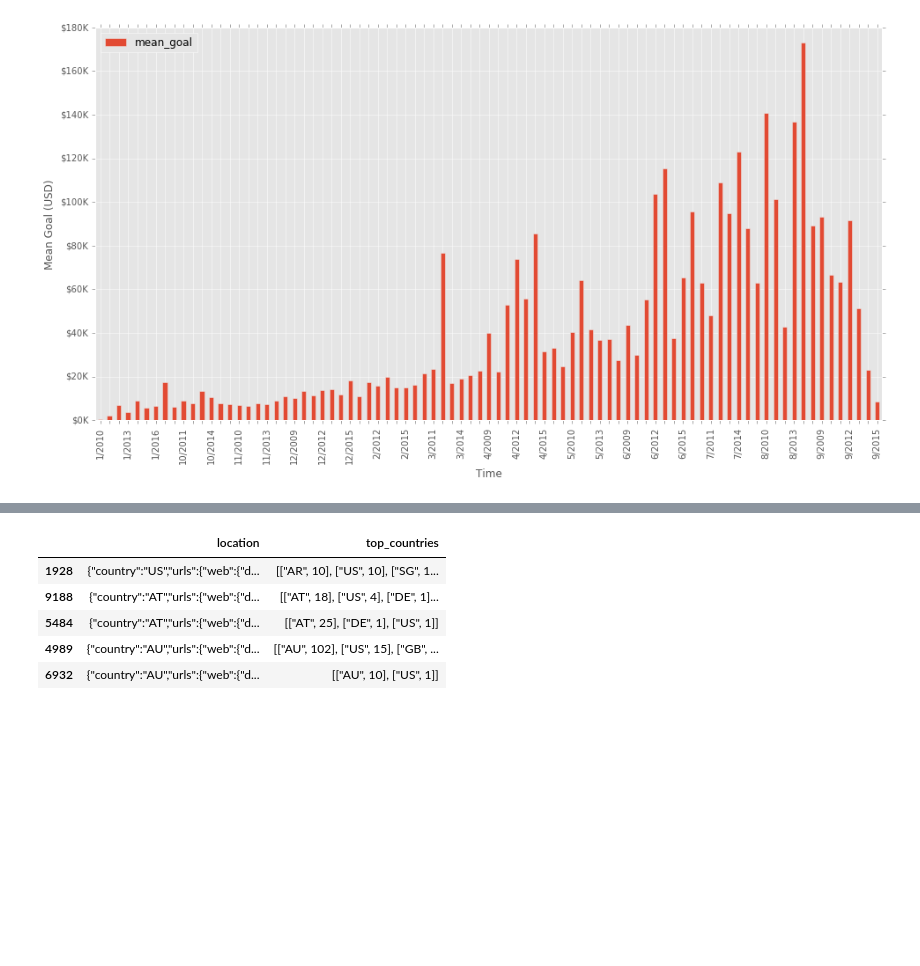
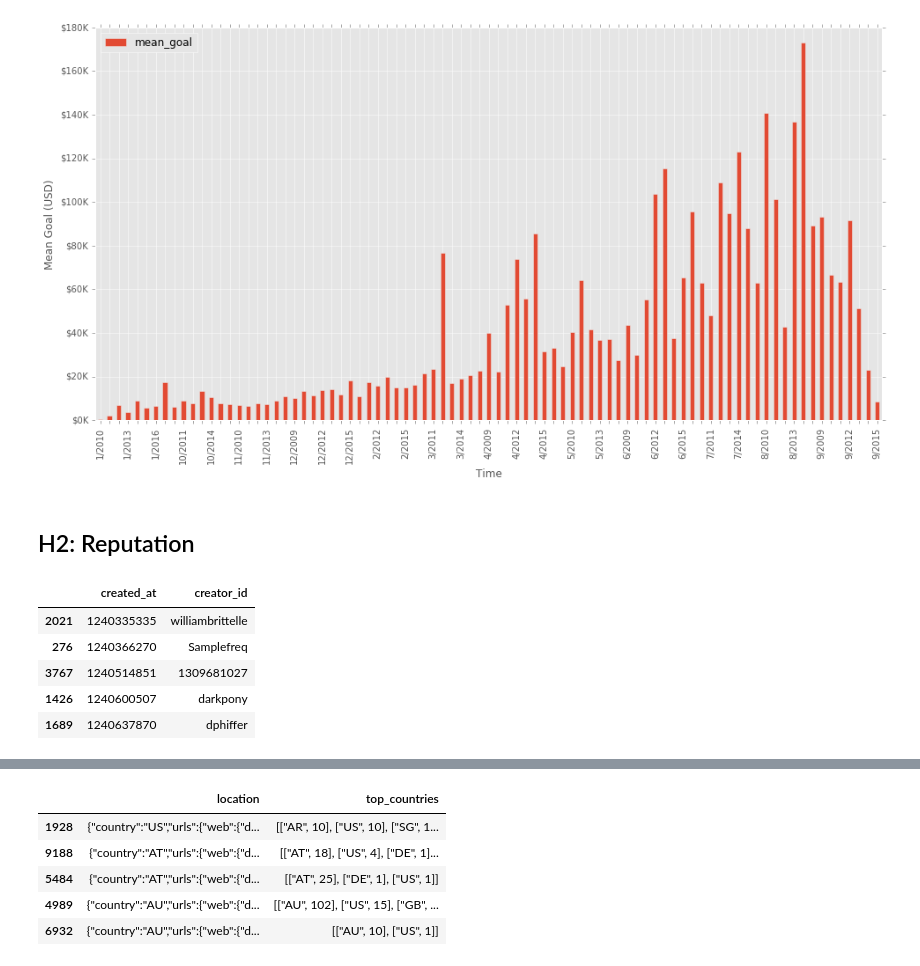
Before and after one commit to acsalu/IntroCM-Kickstar, a Jupyter notebook: Report.ipynb, the cells around one changed output, grey strips where cells are left out. Cells and saved outputs as stored; diff of their text form; code cells hidden in the pictures; blank space fills up the shorter version.

Commit message:
Add reputation.

```diff
--- a/Report.ipynb
+++ b/Report.ipynb
@@ -89,3 +95,5 @@ plot_trust(df[df.state == 'failed'], 'created_month')
 # %% [output]
 <matplotlib.figure.Figure at 0x...>
 [figure]
+# %% [markdown]
+## H2: Reputation
@@ -91,0 +104,9 @@ plot_trust(df[df.state == 'failed'], 'created_month')
+# %%
+df.get(['created_at', 'creator_id']).head()
+# %% [output]
+|  | created_at | creator_id |
+| 2021 | 1240335335 | williambrittelle |
+| 276 | 1240366270 | Samplefreq |
+| 3767 | 1240514851 | 1309681027 |
+| 1426 | 1240600507 | darkpony |
+| 1689 | 1240637870 | dphiffer |
```
Also changed, not shown: parts of 14 cells of this notebook.
